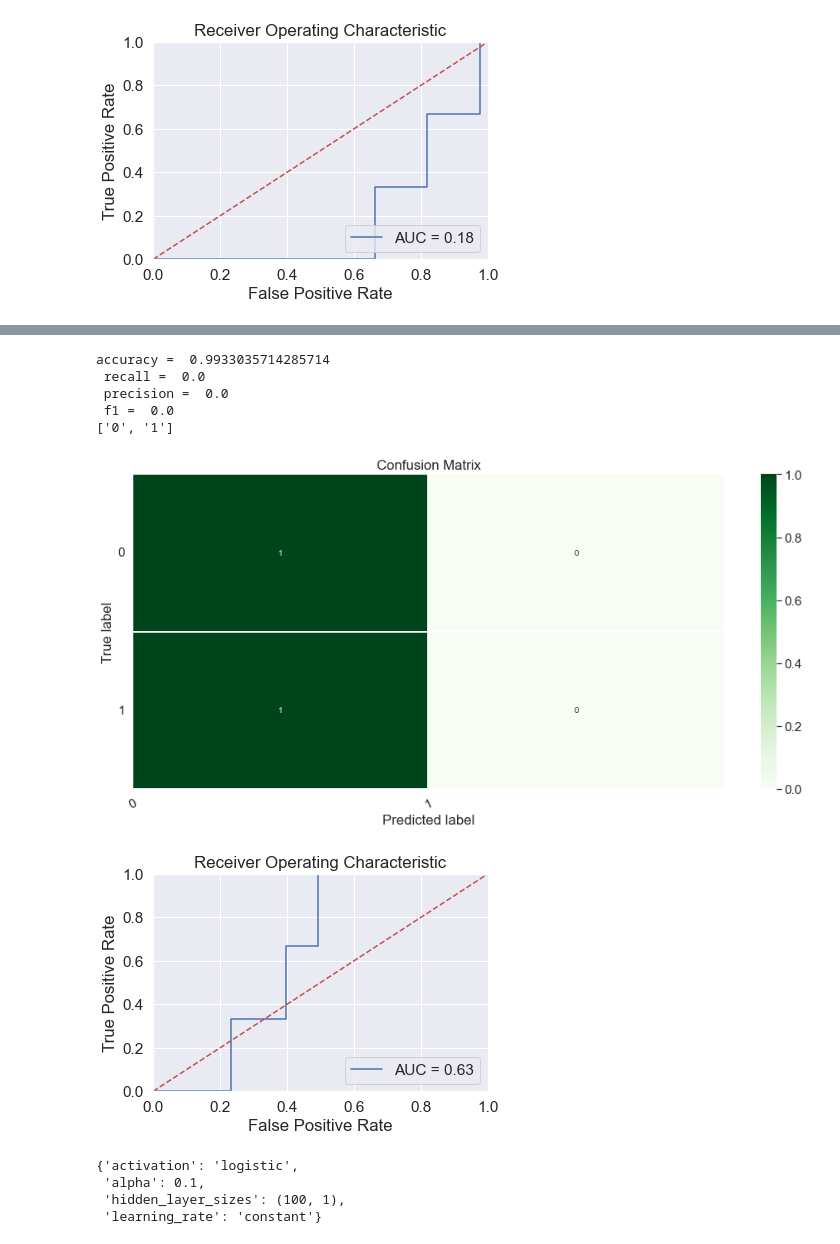
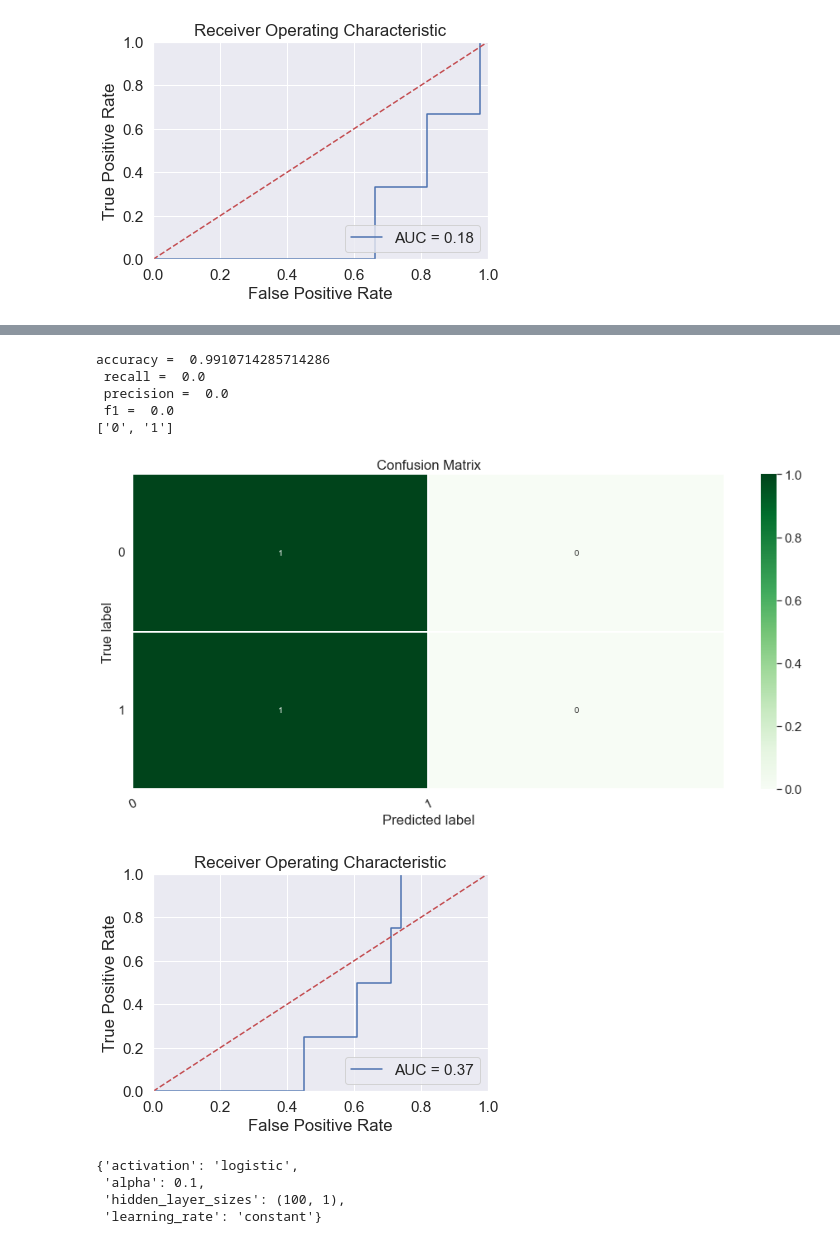
Before and after one commit to amir-naderii/ML_course, a Jupyter notebook: Assignment1/HW1.ipynb, the cells around one changed output, grey strips where cells are left out. Drawn from its saved outputs; the diff is of its cells as text; code cells hidden in the pictures.

```diff
--- a/Assignment1/HW1.ipynb
+++ b/Assignment1/HW1.ipynb
@@ -298,26 +282,26 @@ sklearn.utils._param_validation.InvalidParameterError: The 'criterion' parameter
 # %%
 gbc = GradientBoostingClassifier(criterion= 'friedman_mse',
- learning_rate= 0.01,
- max_depth= 3,
+ learning_rate= 0.1,
+ max_depth= 8,
  max_features = 'log2',
  min_samples_leaf= 0.1,
  min_samples_split= 0.1,
- subsample= 0.5).fit(x_train, y_train)
+ subsample= 1).fit(x_train, y_train)
 prediction = gbc.predict(x_test)
 print('accuracy = ' , accuracy_score(y_test,prediction) ,
        '\n recall = ', recall_score(y_test,prediction),
        '\n precision = ', precision_score(y_test,prediction),
        '\n f1 = ', f1_score(y_test,prediction))
 ploting_the_confusion_matrix(y_test,prediction,['0','1'],unsupervised=False)
 plot_roc_curve(gbc, x_test, y_test)
 # %% [output]
-accuracy =  0.9933035714285714
+accuracy =  0.9910714285714286
  recall =  0.0
  precision =  0.0
  f1 =  0.0
 ['0', '1']
 [figure]
-[figure, old version]
+[figure, new version]
 # %%
 grid={
 'learning_rate': ["constant", "invscaling", "adaptive"],
```
Also changed, not shown: parts of 5 cells of this notebook.
